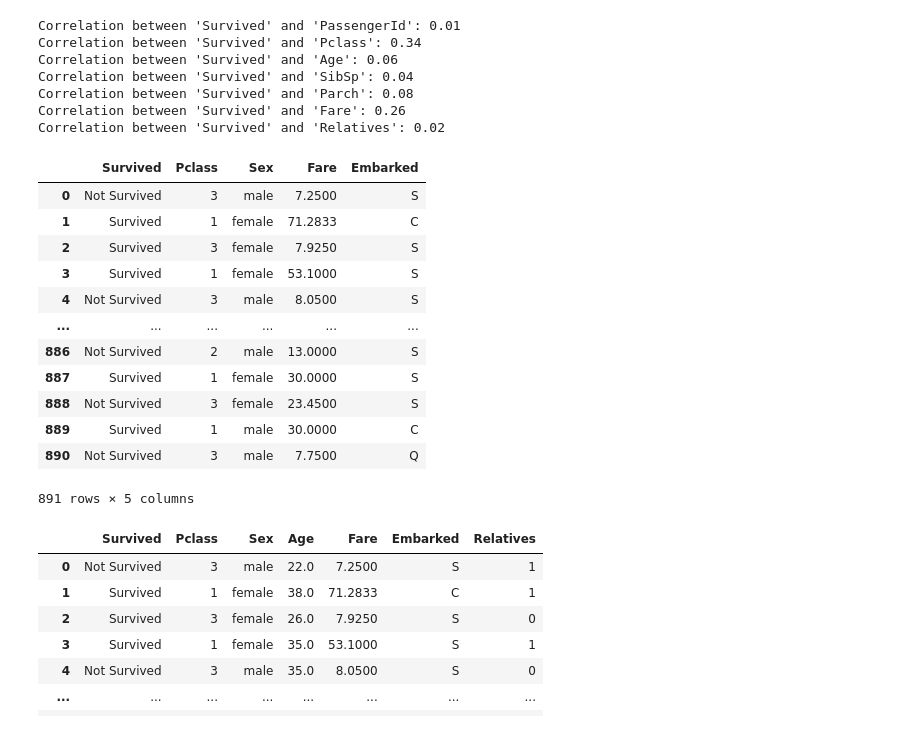
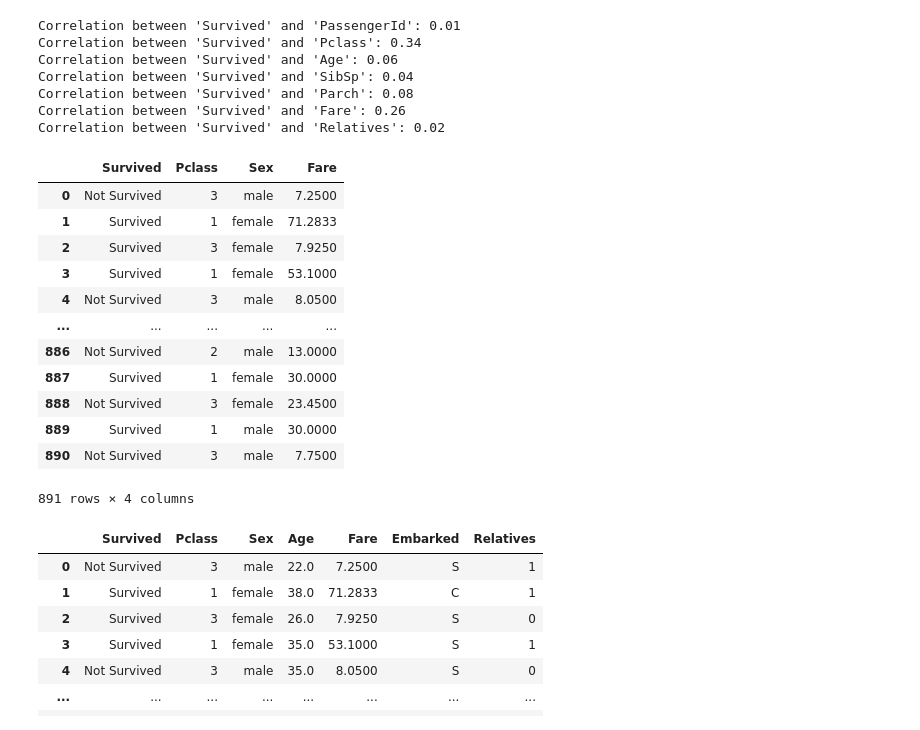
Before and after one commit to NGB-38/Data-Mining-Project, a Jupyter notebook: Preprocessing dataset/Preprocessing_dataset.ipynb, the cells around one changed output. Cells and saved outputs as stored; diff of their text form; code cells hidden in the pictures.

```diff
--- a/Preprocessing dataset/Preprocessing_dataset.ipynb
+++ b/Preprocessing dataset/Preprocessing_dataset.ipynb
@@ -248,23 +248,23 @@ Correlation between 'Survived' and 'Fare': 0.26
 Correlation between 'Survived' and 'Relatives': 0.02
 # %%
 #Case1 :Make a new dataset after removing unnecessary features
-columns_to_exclude = ['PassengerId','SibSp','Parch','Name','Cabin','Relatives','Age','Ticket']
+columns_to_exclude = ['PassengerId','SibSp','Parch','Name','Cabin','Relatives','Age','Ticket','Embarked']
 new_df = df.drop(columns=columns_to_exclude)
 new_df
 # %% [output]
-|  | Survived | Pclass | Sex | Fare | Embarked |
-| 0 | Not Survived | 3 | male | 7.2500 | S |
-| 1 | Survived | 1 | female | 71.2833 | C |
-| 2 | Survived | 3 | female | 7.9250 | S |
-| 3 | Survived | 1 | female | 53.1000 | S |
-| 4 | Not Survived | 3 | male | 8.0500 | S |
-| ... | ... | ... | ... | ... | ... |
-| 886 | Not Survived | 2 | male | 13.0000 | S |
-| 887 | Survived | 1 | female | 30.0000 | S |
-| 888 | Not Survived | 3 | female | 23.4500 | S |
-| 889 | Survived | 1 | male | 30.0000 | C |
-| 890 | Not Survived | 3 | male | 7.7500 | Q |
+|  | Survived | Pclass | Sex | Fare |
+| 0 | Not Survived | 3 | male | 7.2500 |
+| 1 | Survived | 1 | female | 71.2833 |
+| 2 | Survived | 3 | female | 7.9250 |
+| 3 | Survived | 1 | female | 53.1000 |
+| 4 | Not Survived | 3 | male | 8.0500 |
+| ... | ... | ... | ... | ... |
+| 886 | Not Survived | 2 | male | 13.0000 |
+| 887 | Survived | 1 | female | 30.0000 |
+| 888 | Not Survived | 3 | female | 23.4500 |
+| 889 | Survived | 1 | male | 30.0000 |
+| 890 | Not Survived | 3 | male | 7.7500 |
-891 rows × 5 columns
+891 rows × 4 columns
 # %%
 #Case2 :Make a new dataset without removing unnecessary features
 columns_to_exclude = ['PassengerId','SibSp','Parch','Name','Cabin','Ticket']
```
Also changed, not shown: parts of 1 cell of this notebook.
